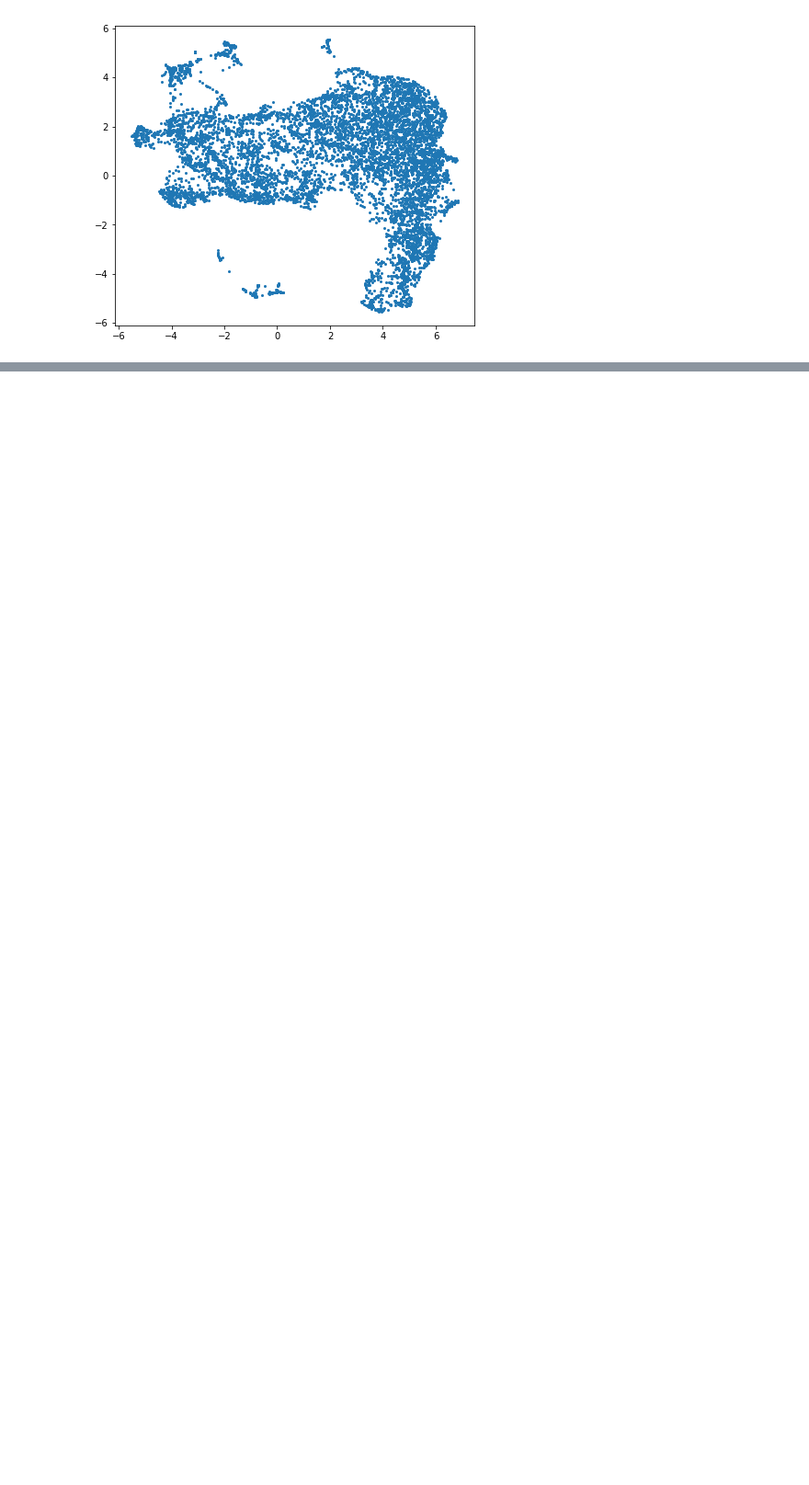
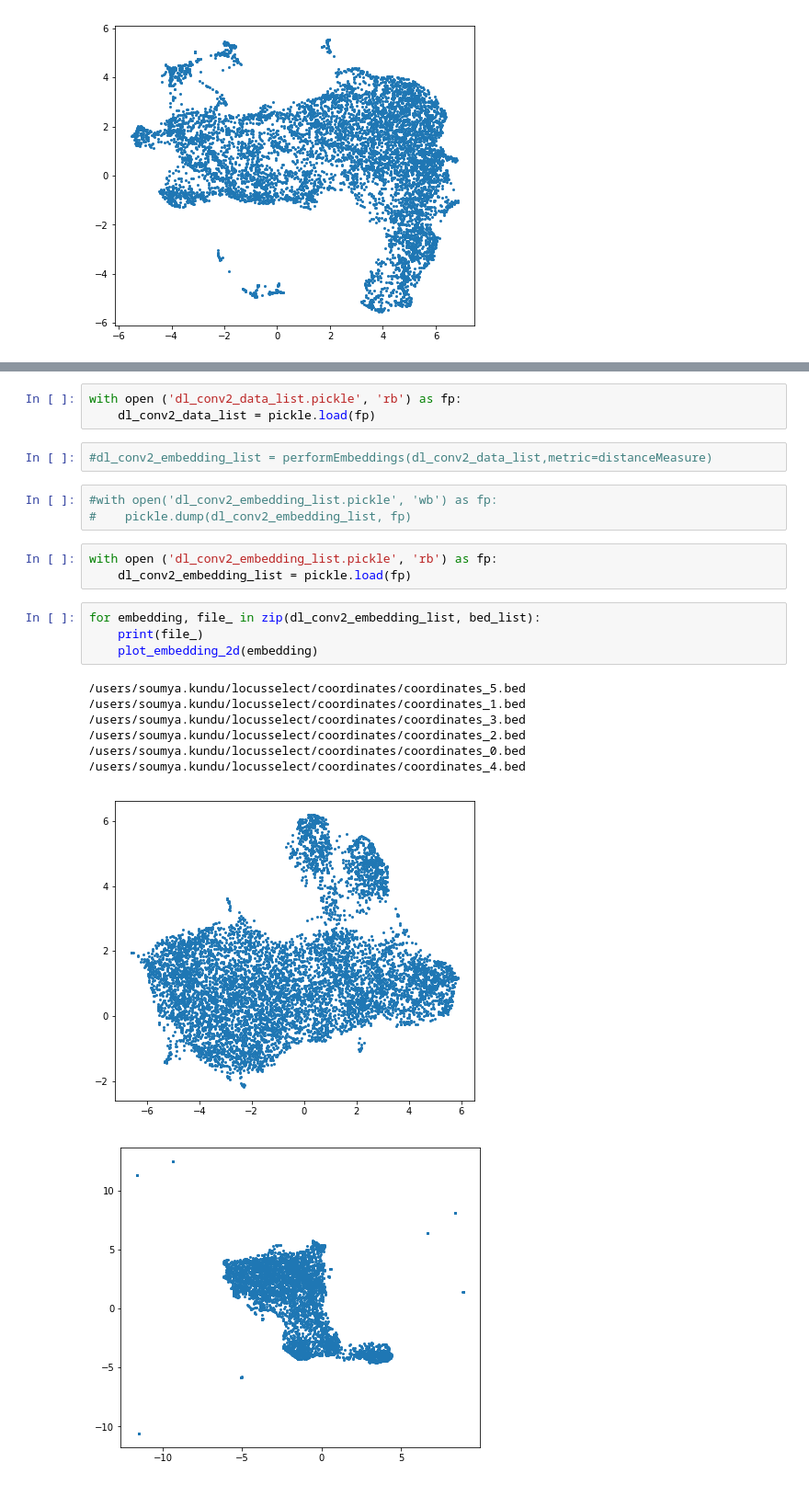
Before and after one commit to kundajelab/locusselect, a Jupyter notebook: examples/locusselect_pipeline.ipynb, the cells around one changed output, grey strips where cells are left out. Shown at 92% size. Cells and saved outputs as stored; diff of their text form; blank space fills up the shorter version.

```diff
--- a/examples/locusselect_pipeline.ipynb
+++ b/examples/locusselect_pipeline.ipynb
@@ -330,0 +542,24 @@ W0708 23:52:25.453961 140492965267264 _axes.py:4217] 'c' argument looks like a s
+# %%
+with open ('dl_conv2_data_list.pickle', 'rb') as fp:
+    dl_conv2_data_list = pickle.load(fp)
+# %%
+#dl_conv2_embedding_list = performEmbeddings(dl_conv2_data_list,metric=distanceMeasure)
+# %%
+#with open('dl_conv2_embedding_list.pickle', 'wb') as fp:
+#    pickle.dump(dl_conv2_embedding_list, fp)
+# %%
+with open ('dl_conv2_embedding_list.pickle', 'rb') as fp:
+    dl_conv2_embedding_list = pickle.load(fp)
+# %%
+for embedding, file_ in zip(dl_conv2_embedding_list, bed_list):
+    print(file_)
+    plot_embedding_2d(embedding)
+# %% [output]
+/users/soumya.kundu/locusselect/coordinates/coordinates_5.bed
+/users/soumya.kundu/locusselect/coordinates/coordinates_1.bed
+/users/soumya.kundu/locusselect/coordinates/coordinates_3.bed
+/users/soumya.kundu/locusselect/coordinates/coordinates_2.bed
+/users/soumya.kundu/locusselect/coordinates/coordinates_0.bed
+/users/soumya.kundu/locusselect/coordinates/coordinates_4.bed
+[figure, added]
+[figure, added]
```
Also changed, not shown: parts of 28 cells of this notebook, 1 other file.
